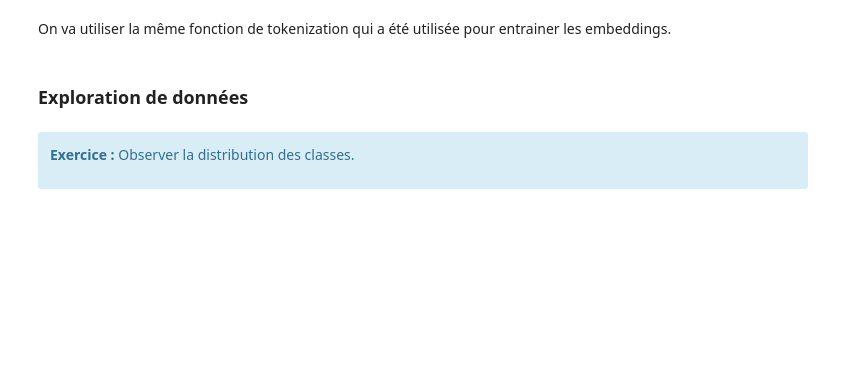
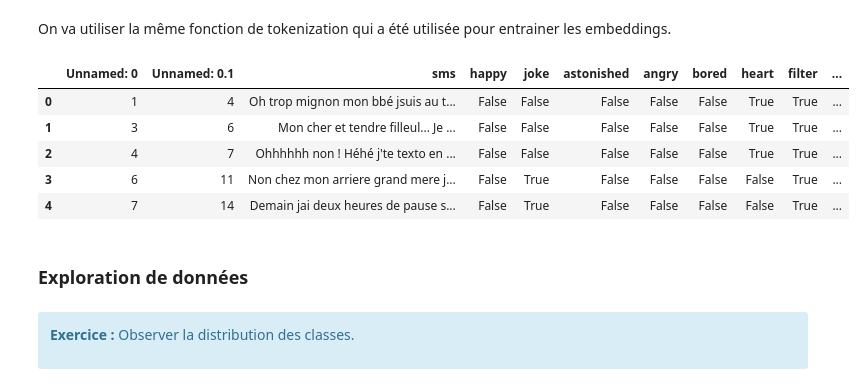
Before and after one commit to AntoineSimoulin/m2-data-sciences, a Jupyter notebook: TP3 - Word Embeddings/EmojiFy.ipynb, the cells around one changed output. Saved outputs shown, nothing was run; the diff lists cells and outputs as text; code cells hidden in the pictures; blank space fills up the shorter version.

```diff
--- a/TP3 - Word Embeddings/EmojiFy.ipynb
+++ b/TP3 - Word Embeddings/EmojiFy.ipynb
@@ -103,6 +124,15 @@ def tokenize(text):
     return tokens
 # %%
 dataset['tokens'] = dataset['sms'].apply(tokenize)
+# %%
+dataset.head()
+# %% [output]
+|  | Unnamed: 0 | Unnamed: 0.1 | sms | happy | joke | astonished | angry | bored | heart | filter | ... |
+| 0 | 1 | 4 | Oh trop mignon mon bbé jsuis au t... | False | False | False | False | False | True | True | ... |
+| 1 | 3 | 6 | Mon cher et tendre filleul... Je ... | False | False | False | False | False | True | True | ... |
+| 2 | 4 | 7 | Ohhhhhh non ! Héhé j'te texto en ... | False | False | False | False | False | True | True | ... |
+| 3 | 6 | 11 | Non chez mon arriere grand mere j... | False | True | False | False | False | False | True | ... |
+| 4 | 7 | 14 | Demain jai deux heures de pause s... | False | True | False | False | False | False | True | ... |
 # %% [markdown]
 ### Exploration de données
 # %% [markdown]
```
Also changed, not shown: parts of 35 cells of this notebook.
